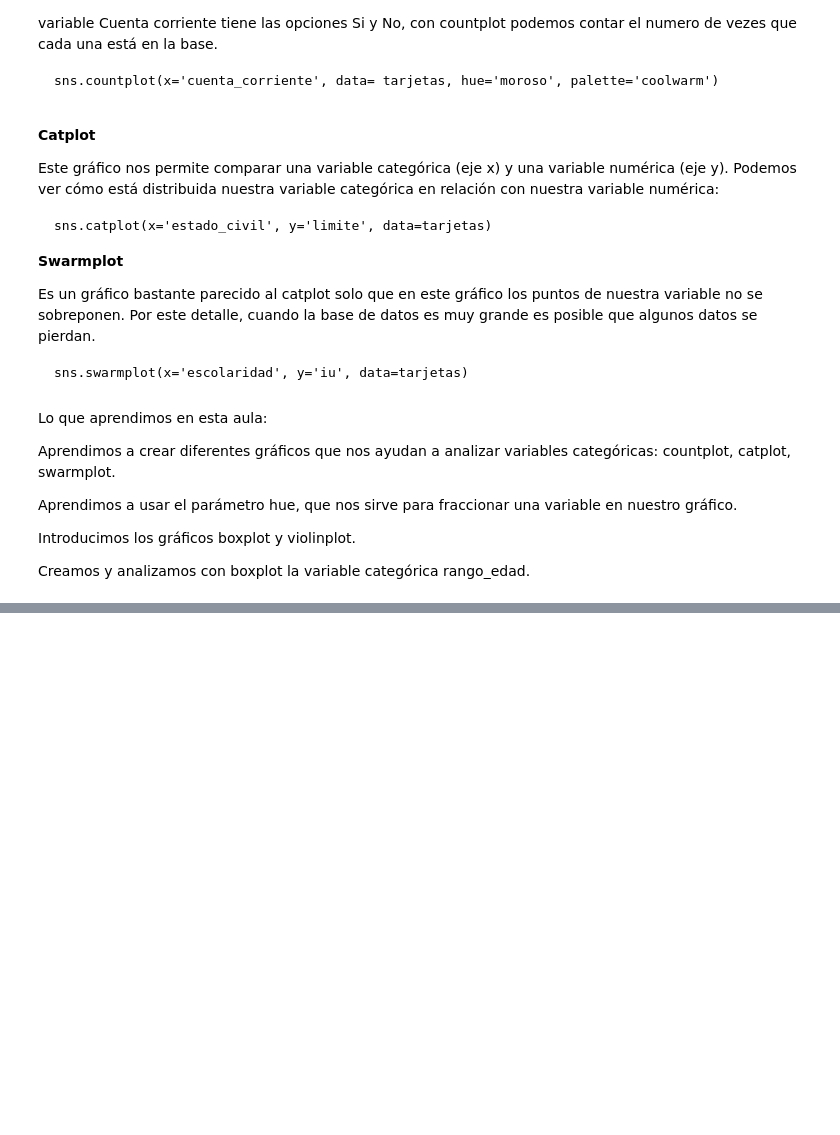
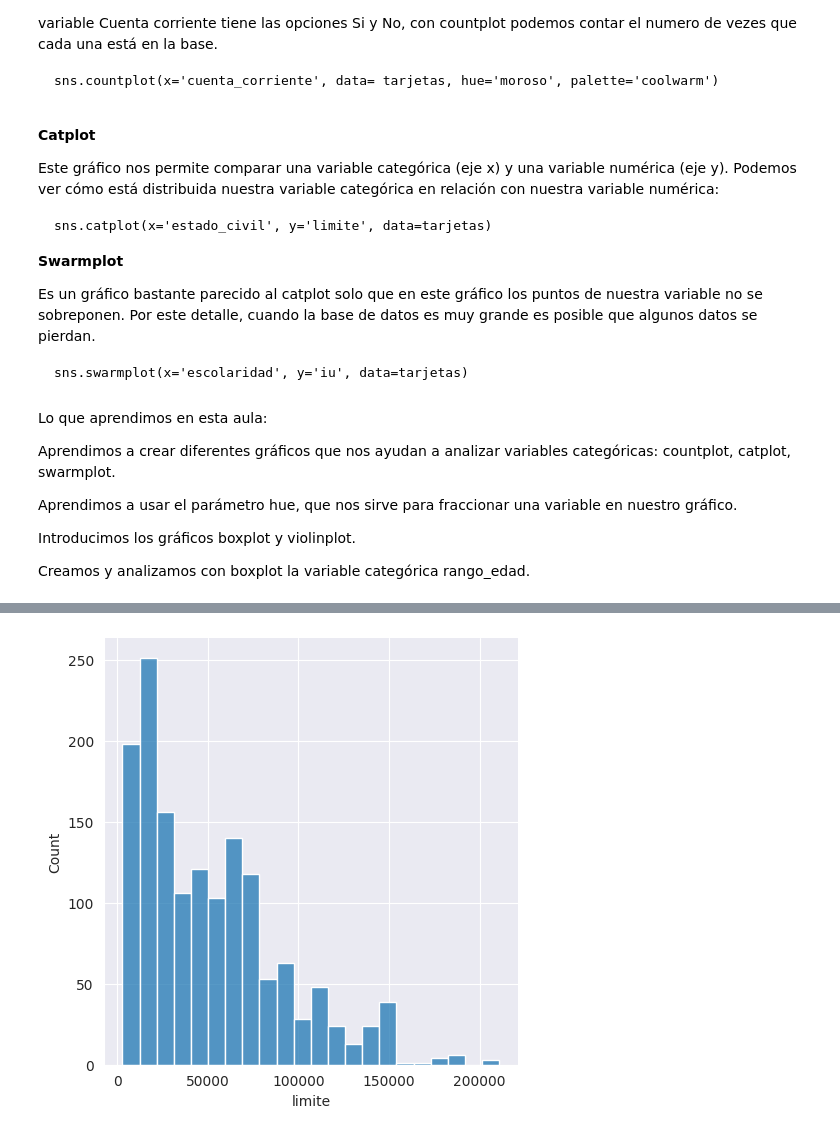
Before and after one commit to AdrianCPC/Visualizacion_datos_matplotlib_seaborn, a Jupyter notebook: Analisis__de__Datos_Seaborn.ipynb, the cells around one changed output, grey strips where cells are left out. Saved outputs shown, nothing was run; the diff lists cells and outputs as text; code cells hidden in the pictures; blank space fills up the shorter version.

```diff
--- a/Analisis__de__Datos_Seaborn.ipynb
+++ b/Analisis__de__Datos_Seaborn.ipynb
@@ -352,0 +364,4 @@ Creamos y analizamos con boxplot la variable categórica rango_edad.
+# %%
+sns.displot(data=tarjetas, x='limite');
+# %% [output]
+[figure, added]
```
Also changed, not shown: parts of 19 cells of this notebook.
